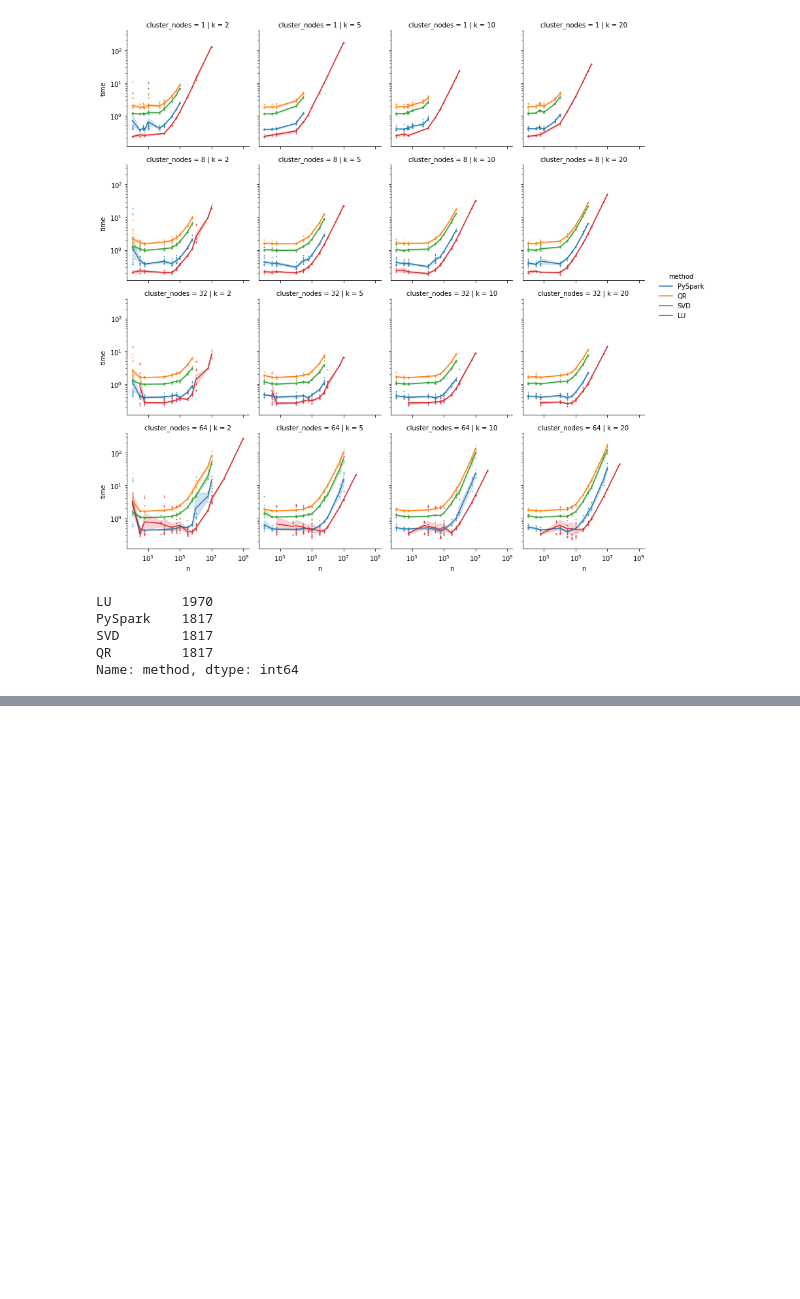
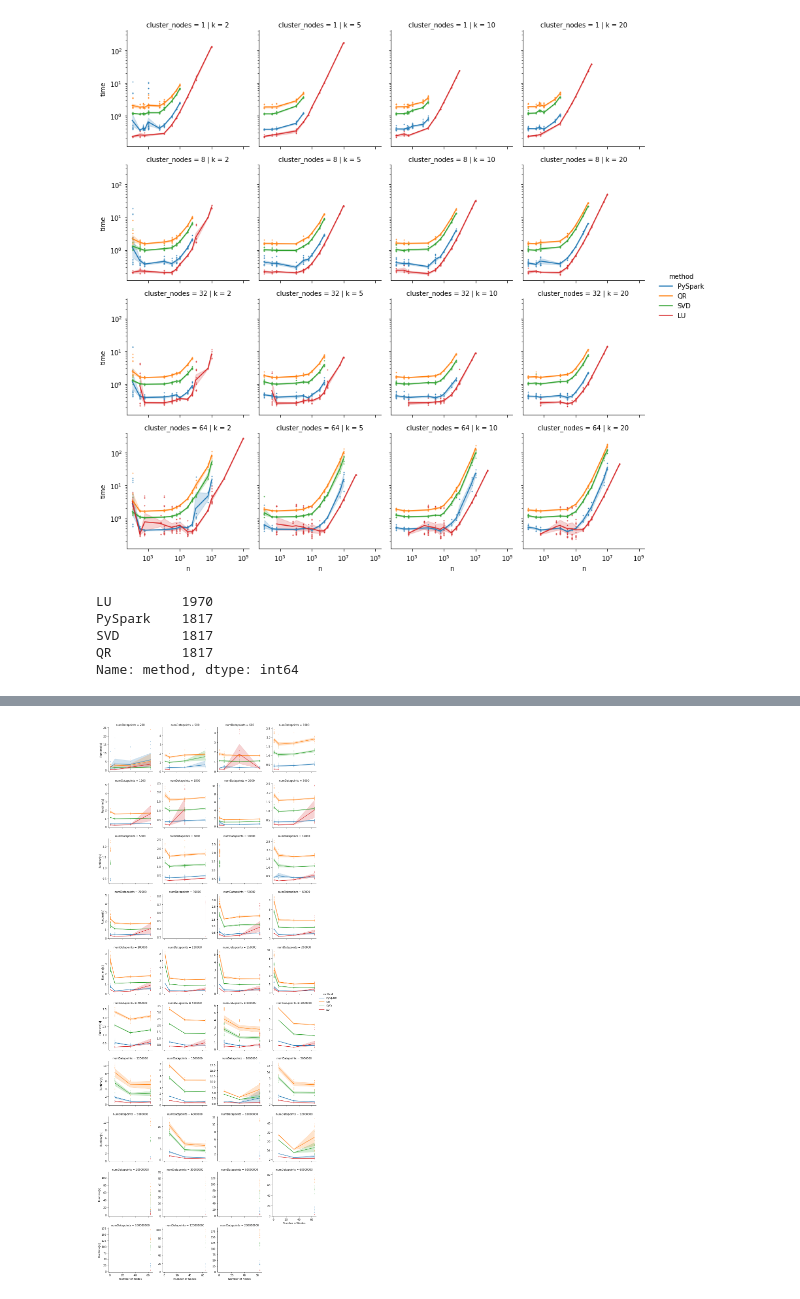
Before and after one commit to HebatTop/DaiBD, a Jupyter notebook: code/analize_test_results.ipynb, the cells around one changed output, grey strips where cells are left out. Drawn from its saved outputs; the diff is of its cells as text; code cells hidden in the pictures; blank space fills up the shorter version.

```diff
--- a/code/analize_test_results.ipynb
+++ b/code/analize_test_results.ipynb
@@ -29,0 +68,11 @@ Name: method, dtype: int64
+# %%
+g=sns.FacetGrid(df,col="numDatapoints",col_wrap=4,hue="method", sharex=True, sharey=False)
+g.map_dataframe(sns.scatterplot,y="time",x="cluster_nodes", s=3)
+g.map_dataframe(sns.lineplot,y="time",x="cluster_nodes")
+g.add_legend()
+g.set_xlabels("Number of Nodes")
+g.set_ylabels("Runtime[s]")
+
+plt.savefig('../fig/Cluster_scaling.pdf')
+# %% [output]
+[figure, added]
```
Also changed, not shown: parts of 5 cells of this notebook, 5 other files.
